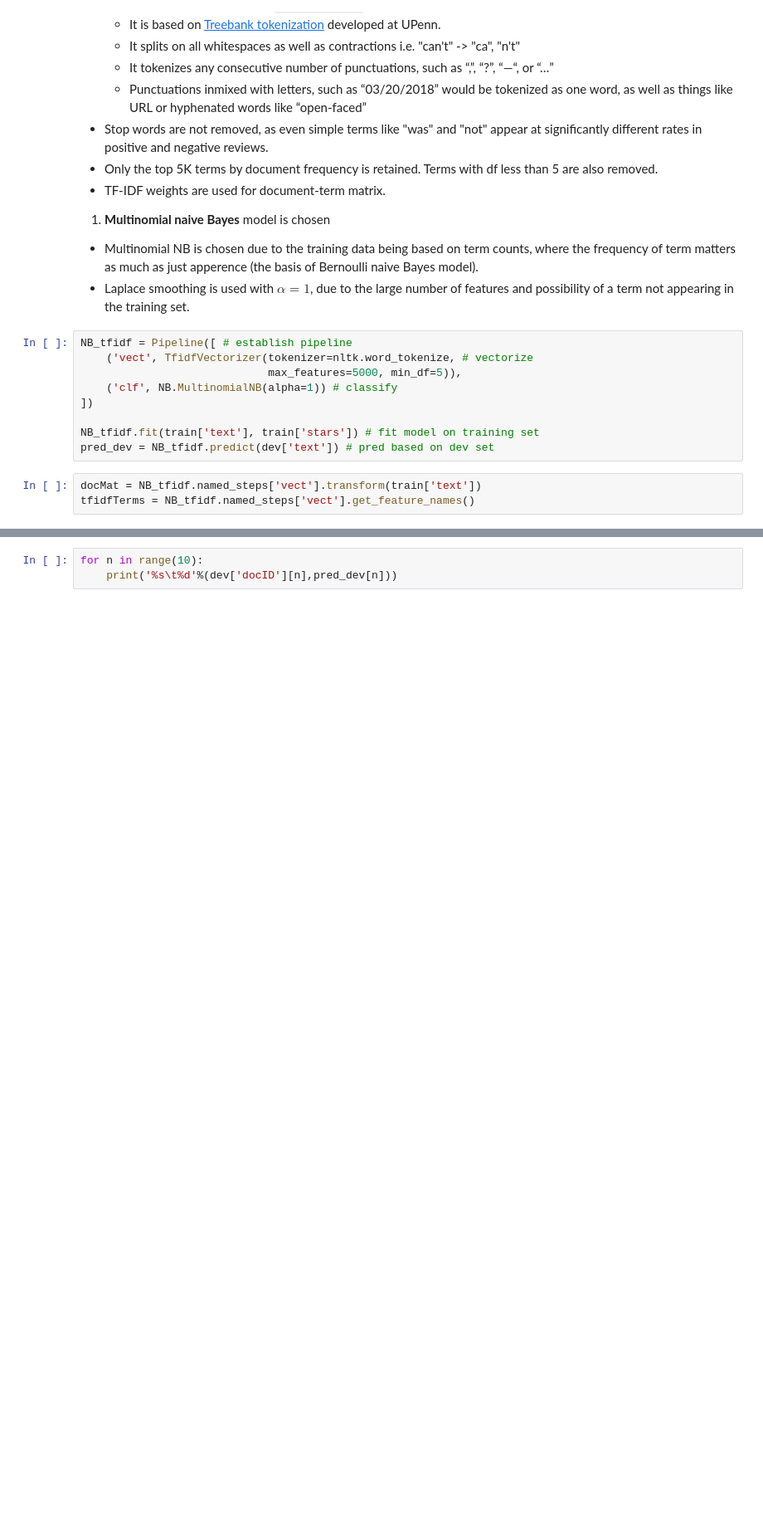
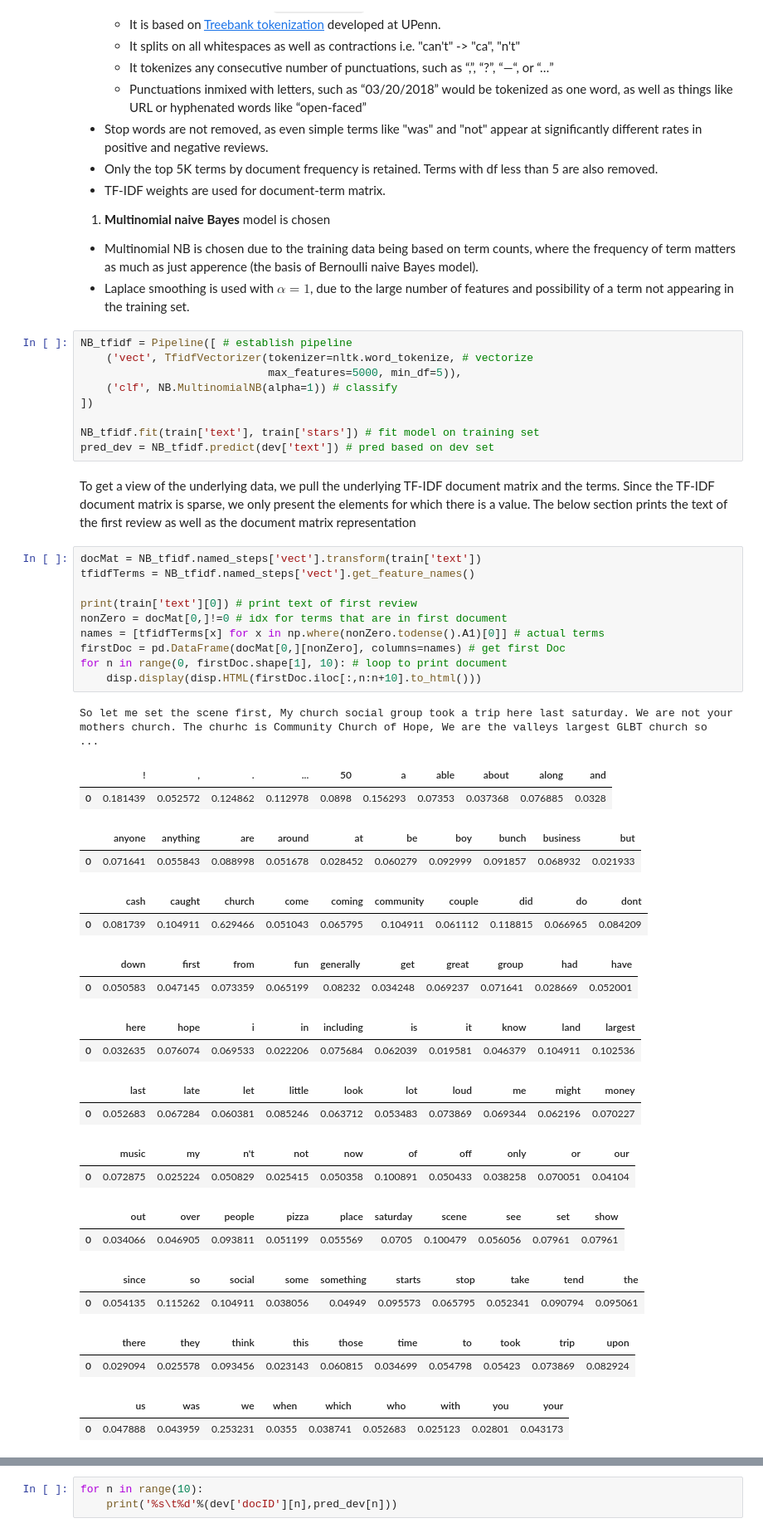
Before and after one commit to dchoi1357/JHU_Misc, a Jupyter notebook: NLP/lab04/Wu_John_Lab04.ipynb, the cells around one changed output, grey strips where cells are left out. Shown: that part at 83% size. Saved outputs shown, nothing was run; the diff lists cells and outputs as text; blank space fills up the shorter version.

```diff
--- a/NLP/lab04/Wu_John_Lab04.ipynb
+++ b/NLP/lab04/Wu_John_Lab04.ipynb
@@ -130,6 +130,39 @@ NB_tfidf = Pipeline([ # establish pipeline
 
 NB_tfidf.fit(train['text'], train['stars']) # fit model on training set
 pred_dev = NB_tfidf.predict(dev['text']) # pred based on dev set
-# %%
-docMat = NB_tfidf.named_steps['vect'].transform(train['text'])
-tfidfTerms = NB_tfidf.named_steps['vect'].get_feature_names()
+# %% [markdown]
+To get a view of the underlying data, we pull the underlying TF-IDF document matrix and the terms. Since the TF-IDF document matrix is sparse, we only present the elements for which there is a value. The below section prints the text of the first review as well as the document matrix representation
+# %%
+docMat = NB_tfidf.named_steps['vect'].transform(train['text'])
+tfidfTerms = NB_tfidf.named_steps['vect'].get_feature_names()
+
+print(train['text'][0]) # print text of first review
+nonZero = docMat[0,]!=0 # idx for terms that are in first document
+names = [tfidfTerms[x] for x in np.where(nonZero.todense().A1)[0]] # actual terms
+firstDoc = pd.DataFrame(docMat[0,][nonZero], columns=names) # get first Doc
+for n in range(0, firstDoc.shape[1], 10): # loop to print document
+    disp.display(disp.HTML(firstDoc.iloc[:,n:n+10].to_html()))
+# %% [output]
+So let me set the scene first, My church social group took a trip here last saturday. We are not your mothers church. The churhc is Community Church of Hope, We are the valleys largest GLBT church so  ...
+|  | ! | , | . | ... | 50 | a | able | about | along | and |
+| 0 | 0.181439 | 0.052572 | 0.124862 | 0.112978 | 0.0898 | 0.156293 | 0.07353 | 0.037368 | 0.076885 | 0.0328 |
+|  | anyone | anything | are | around | at | be | boy | bunch | business | but |
+| 0 | 0.071641 | 0.055843 | 0.088998 | 0.051678 | 0.028452 | 0.060279 | 0.092999 | 0.091857 | 0.068932 | 0.021933 |
+|  | cash | caught | church | come | coming | community | couple | did | do | dont |
+| 0 | 0.081739 | 0.104911 | 0.629466 | 0.051043 | 0.065795 | 0.104911 | 0.061112 | 0.118815 | 0.066965 | 0.084209 |
+|  | down | first | from | fun | generally | get | great | group | had | have |
+| 0 | 0.050583 | 0.047145 | 0.073359 | 0.065199 | 0.08232 | 0.034248 | 0.069237 | 0.071641 | 0.028669 | 0.052001 |
+|  | here | hope | i | in | including | is | it | know | land | largest |
+| 0 | 0.032635 | 0.076074 | 0.069533 | 0.022206 | 0.075684 | 0.062039 | 0.019581 | 0.046379 | 0.104911 | 0.102536 |
+|  | last | late | let | little | look | lot | loud | me | might | money |
+| 0 | 0.052683 | 0.067284 | 0.060381 | 0.085246 | 0.063712 | 0.053483 | 0.073869 | 0.069344 | 0.062196 | 0.070227 |
+|  | music | my | n't | not | now | of | off | only | or | our |
+| 0 | 0.072875 | 0.025224 | 0.050829 | 0.025415 | 0.050358 | 0.100891 | 0.050433 | 0.038258 | 0.070051 | 0.04104 |
+|  | out | over | people | pizza | place | saturday | scene | see | set | show |
+| 0 | 0.034066 | 0.046905 | 0.093811 | 0.051199 | 0.055569 | 0.0705 | 0.100479 | 0.056056 | 0.07961 | 0.07961 |
+|  | since | so | social | some | something | starts | stop | take | tend | the |
+| 0 | 0.054135 | 0.115262 | 0.104911 | 0.038056 | 0.04949 | 0.095573 | 0.065795 | 0.052341 | 0.090794 | 0.095061 |
+|  | there | they | think | this | those | time | to | took | trip | upon |
+| 0 | 0.029094 | 0.025578 | 0.093456 | 0.023143 | 0.060815 | 0.034699 | 0.054798 | 0.05423 | 0.073869 | 0.082924 |
+|  | us | was | we | when | which | who | with | you | your |
+| 0 | 0.047888 | 0.043959 | 0.253231 | 0.0355 | 0.038741 | 0.052683 | 0.025123 | 0.02801 | 0.043173 |
```
Also changed, not shown: parts of 17 cells of this notebook.
